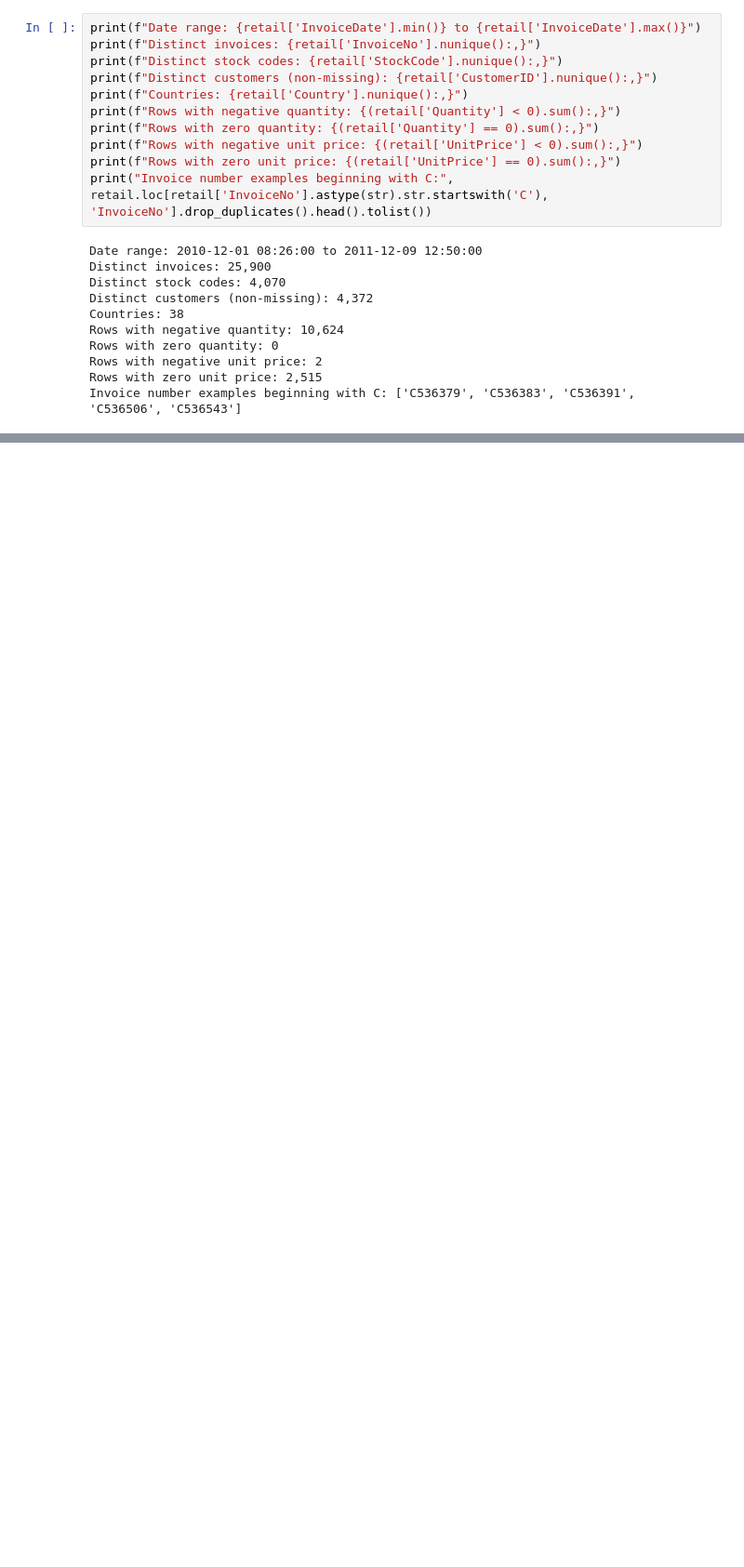
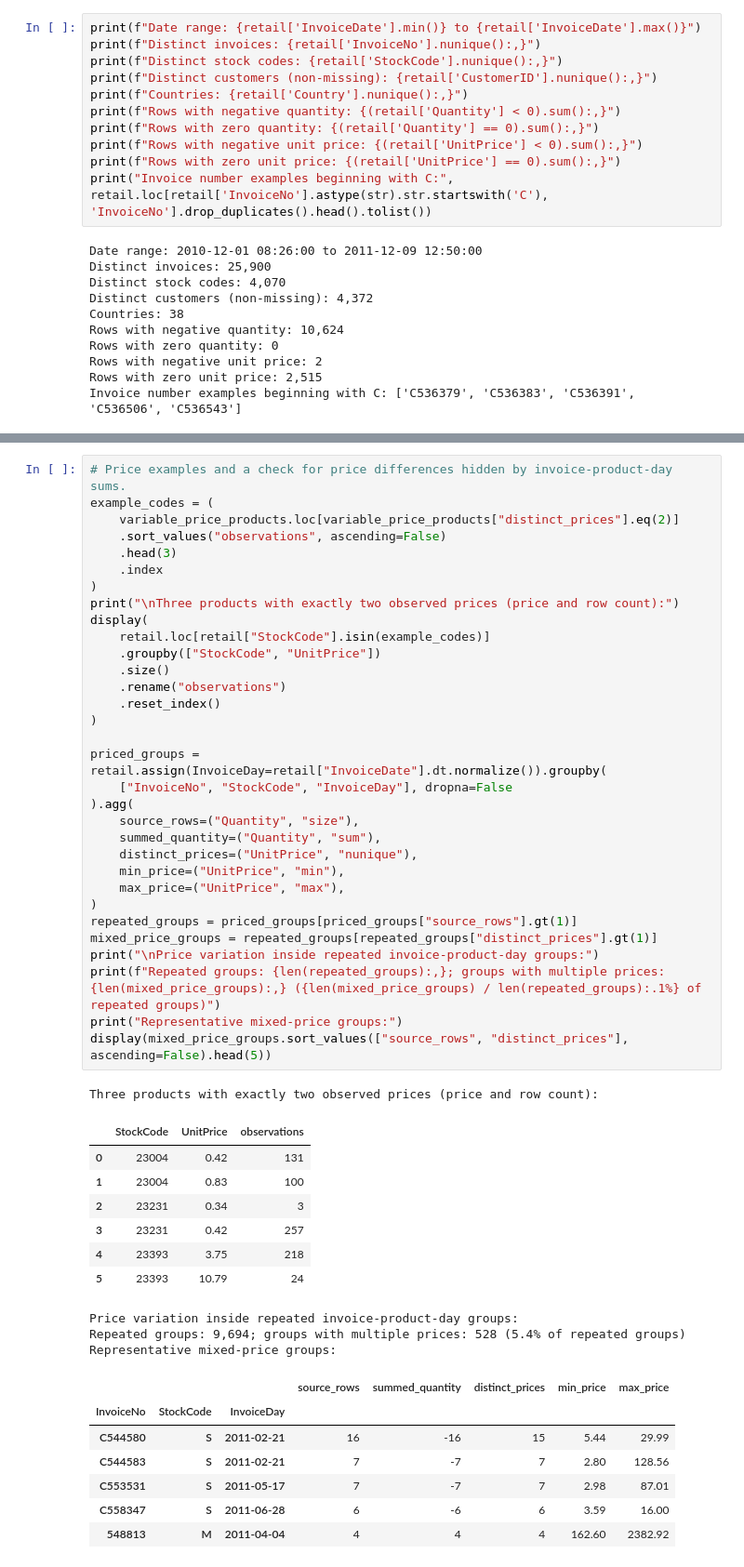
Before and after one commit to Omar-BenAmara/pricing-demand-analysis, a Jupyter notebook: notebooks/01_data_understanding.ipynb, the cells around one changed output, grey strips where cells are left out. Shown at 93% size. Drawn from its saved outputs; the diff is of its cells as text; blank space fills up the shorter version.

```diff
--- a/notebooks/01_data_understanding.ipynb
+++ b/notebooks/01_data_understanding.ipynb
@@ -103,0 +451,51 @@ These values are observations, not cleaning decisions: retain the raw data and e
+# %%
+# Price examples and a check for price differences hidden by invoice-product-day sums.
+example_codes = (
+    variable_price_products.loc[variable_price_products["distinct_prices"].eq(2)]
+    .sort_values("observations", ascending=False)
+    .head(3)
+    .index
+)
+print("\nThree products with exactly two observed prices (price and row count):")
+display(
+    retail.loc[retail["StockCode"].isin(example_codes)]
+    .groupby(["StockCode", "UnitPrice"])
+    .size()
+    .rename("observations")
+    .reset_index()
+)
+
+priced_groups = retail.assign(InvoiceDay=retail["InvoiceDate"].dt.normalize()).groupby(
+    ["InvoiceNo", "StockCode", "InvoiceDay"], dropna=False
+).agg(
+    source_rows=("Quantity", "size"),
+    summed_quantity=("Quantity", "sum"),
+    distinct_prices=("UnitPrice", "nunique"),
+    min_price=("UnitPrice", "min"),
+    max_price=("UnitPrice", "max"),
+)
+repeated_groups = priced_groups[priced_groups["source_rows"].gt(1)]
+mixed_price_groups = repeated_groups[repeated_groups["distinct_prices"].gt(1)]
+print("\nPrice variation inside repeated invoice-product-day groups:")
+print(f"Repeated groups: {len(repeated_groups):,}; groups with multiple prices: {len(mixed_price_groups):,} ({len(mixed_price_groups) / len(repeated_groups):.1%} of repeated groups)")
+print("Representative mixed-price groups:")
+display(mixed_price_groups.sort_values(["source_rows", "distinct_prices"], ascending=False).head(5))
+# %% [output]
+Three products with exactly two observed prices (price and row count):
+|  | StockCode | UnitPrice | observations |
+| 0 | 23004 | 0.42 | 131 |
+| 1 | 23004 | 0.83 | 100 |
+| 2 | 23231 | 0.34 | 3 |
+| 3 | 23231 | 0.42 | 257 |
+| 4 | 23393 | 3.75 | 218 |
+| 5 | 23393 | 10.79 | 24 |
+Price variation inside repeated invoice-product-day groups:
+Repeated groups: 9,694; groups with multiple prices: 528 (5.4% of repeated groups)
+Representative mixed-price groups:
+|  |  |  | source_rows | summed_quantity | distinct_prices | min_price | max_price |
+| InvoiceNo | StockCode | InvoiceDay |  |  |  |  |  |
+| C544580 | S | 2011-02-21 | 16 | -16 | 15 | 5.44 | 29.99 |
+| C544583 | S | 2011-02-21 | 7 | -7 | 7 | 2.80 | 128.56 |
+| C553531 | S | 2011-05-17 | 7 | -7 | 7 | 2.98 | 87.01 |
+| C558347 | S | 2011-06-28 | 6 | -6 | 6 | 3.59 | 16.00 |
+| 548813 | M | 2011-04-04 | 4 | 4 | 4 | 162.60 | 2382.92 |
```
Also changed, not shown: parts of 7 cells of this notebook.
